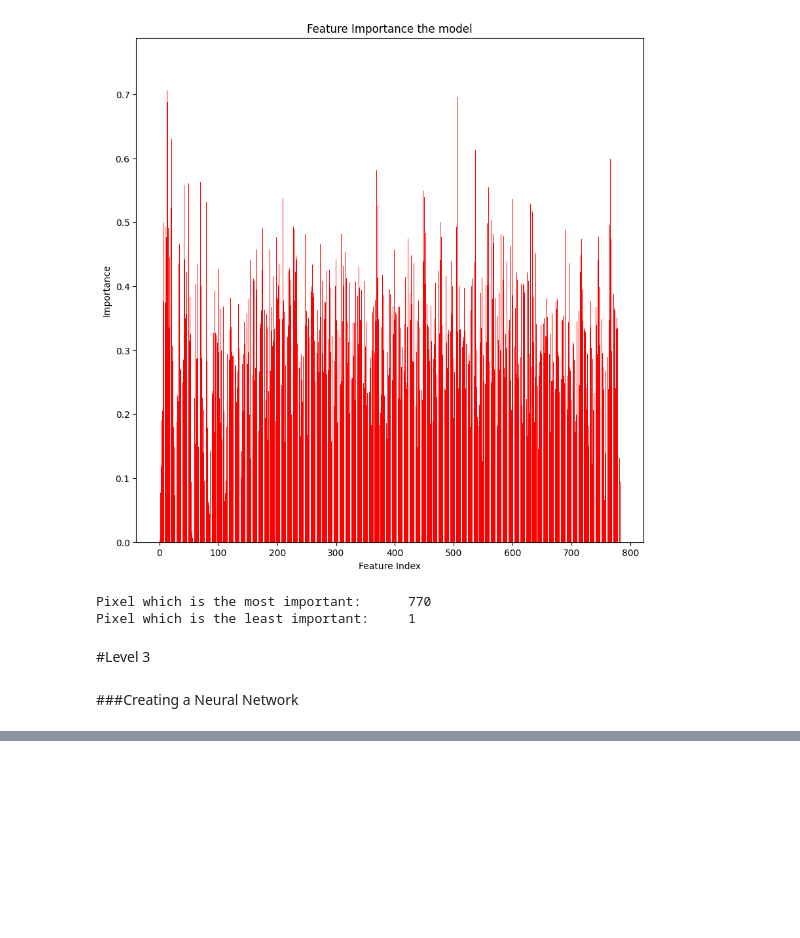
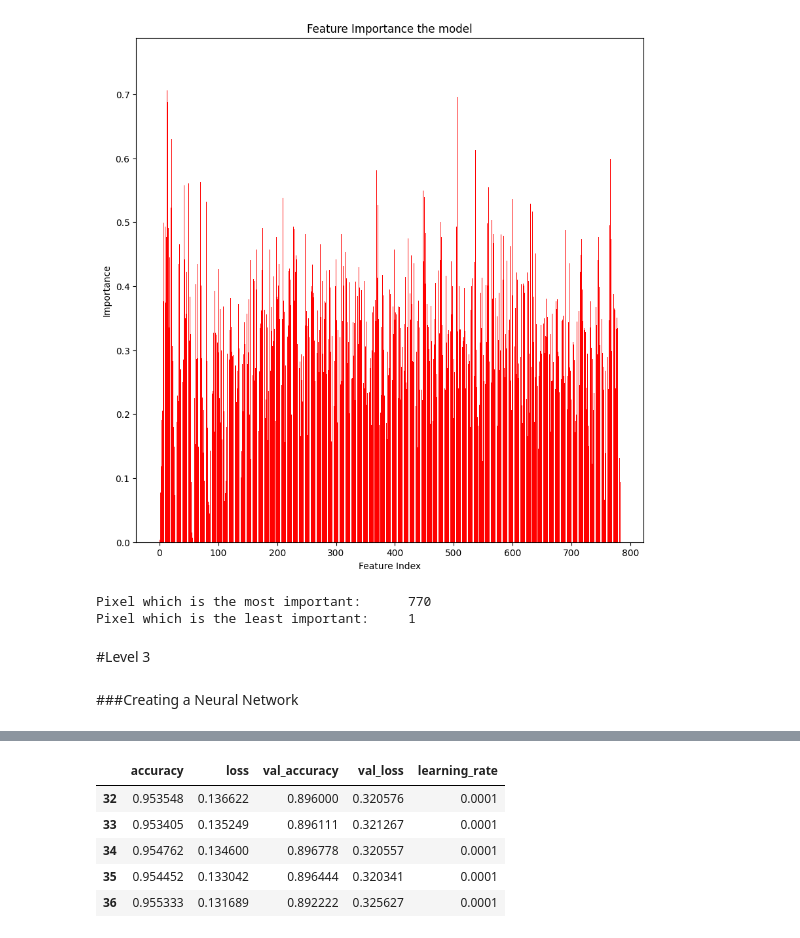
Before and after one commit to vishrav06/IEEE_CS_Task, a Jupyter notebook: Fashion_Items_Classification.ipynb, the cells around one changed output, grey strips where cells are left out. Saved outputs shown, nothing was run; the diff lists cells and outputs as text; code cells hidden in the pictures; blank space fills up the shorter version.

```diff
--- a/Fashion_Items_Classification.ipynb
+++ b/Fashion_Items_Classification.ipynb
@@ -289,0 +336,9 @@ from tensorflow.keras.layers import Dense, Input,
+# %%
+history.tail()
+# %% [output]
+|  | accuracy | loss | val_accuracy | val_loss | learning_rate |
+| 32 | 0.953548 | 0.136622 | 0.896000 | 0.320576 | 0.0001 |
+| 33 | 0.953405 | 0.135249 | 0.896111 | 0.321267 | 0.0001 |
+| 34 | 0.954762 | 0.134600 | 0.896778 | 0.320557 | 0.0001 |
+| 35 | 0.954452 | 0.133042 | 0.896444 | 0.320341 | 0.0001 |
+| 36 | 0.955333 | 0.131689 | 0.892222 | 0.325627 | 0.0001 |
```
Also changed, not shown: parts of 14 cells of this notebook.
